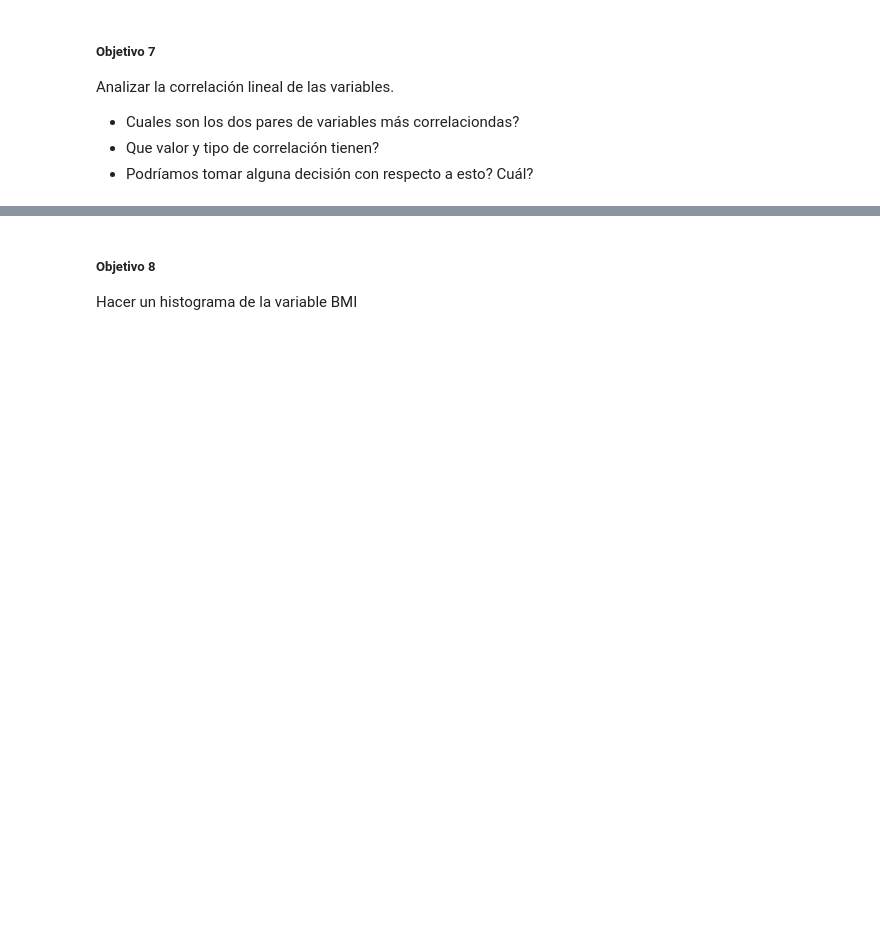
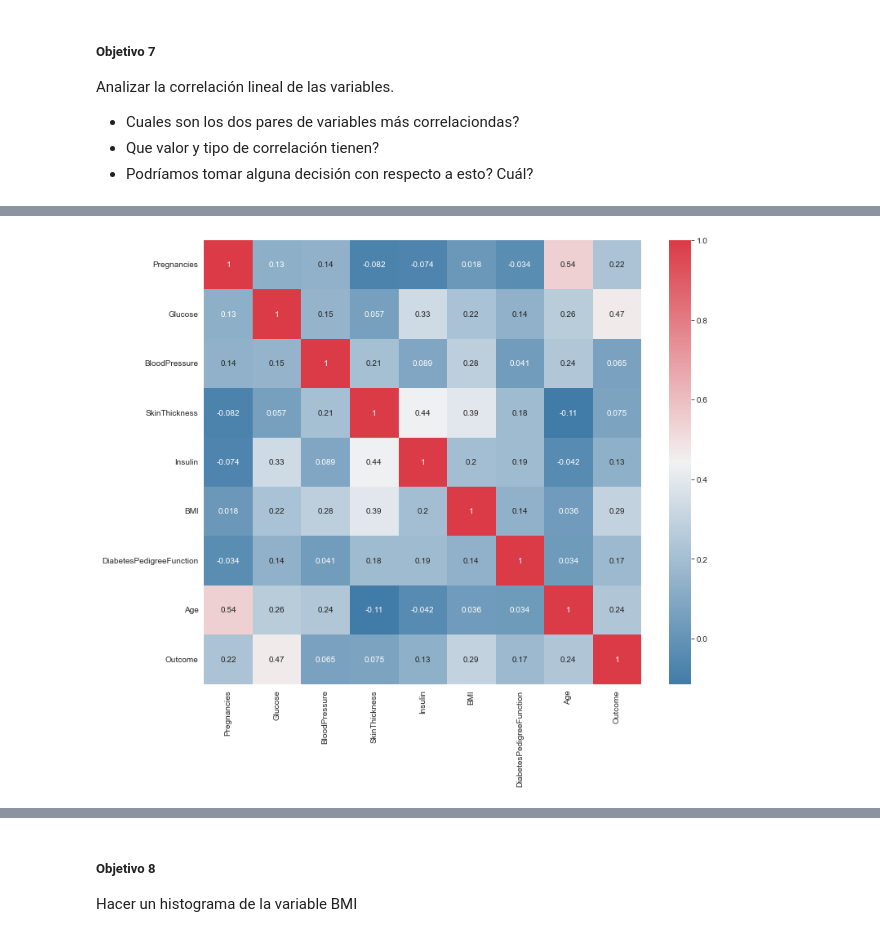
Before and after one commit to martinaiscar/data_science_utn_clusterai2022_middleprojects_aiscar, a Jupyter notebook: tp01/ClusterAI_TP1_EDA_martin_aiscar.ipynb, the cells around one changed output, grey strips where cells are left out. Saved outputs shown, nothing was run; the diff lists cells and outputs as text; code cells hidden in the pictures; blank space fills up the shorter version.

```diff
--- a/tp01/ClusterAI_TP1_EDA_martin_aiscar.ipynb
+++ b/tp01/ClusterAI_TP1_EDA_martin_aiscar.ipynb
@@ -111,3 +135,6 @@ Analizar la correlación lineal de las variables.
 - Cuales son los dos pares de variables más correlaciondas?
 - Que valor y tipo de correlación tienen?
 - Podríamos tomar alguna decisión con respecto a esto? Cuál?
+# %%
+diabetes_corr=diabetes.corr()
+diabetes_corr
@@ -113,0 +152,7 @@ Analizar la correlación lineal de las variables.
+# %%
+f, ax = plt.subplots(figsize=(12, 10))
+ax = sns.heatmap(diabetes_corr,
+                 annot=True,
+                 cmap=sns.diverging_palette(240,10, as_cmap=True))
+# %% [output]
+[figure, added]
```
Also changed, not shown: parts of 19 cells of this notebook.
